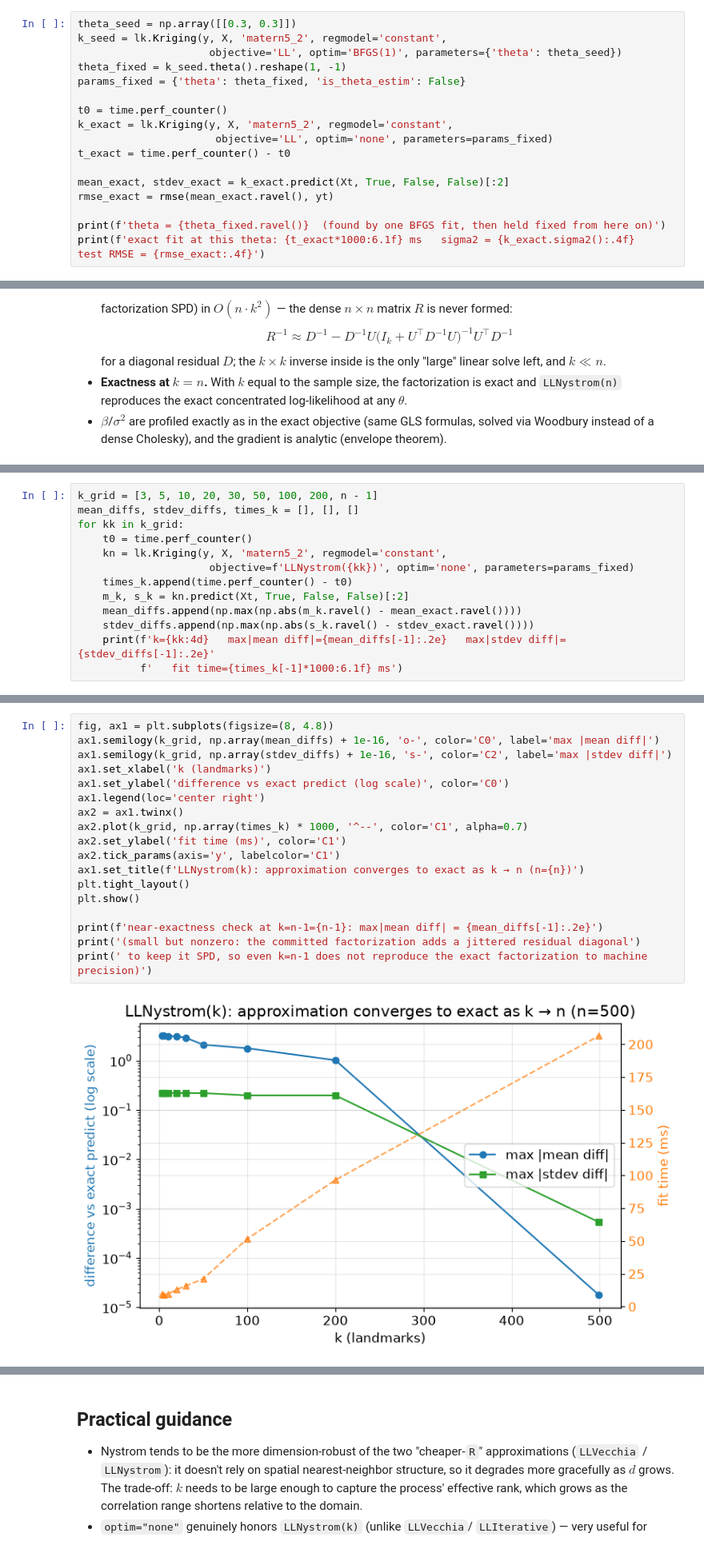
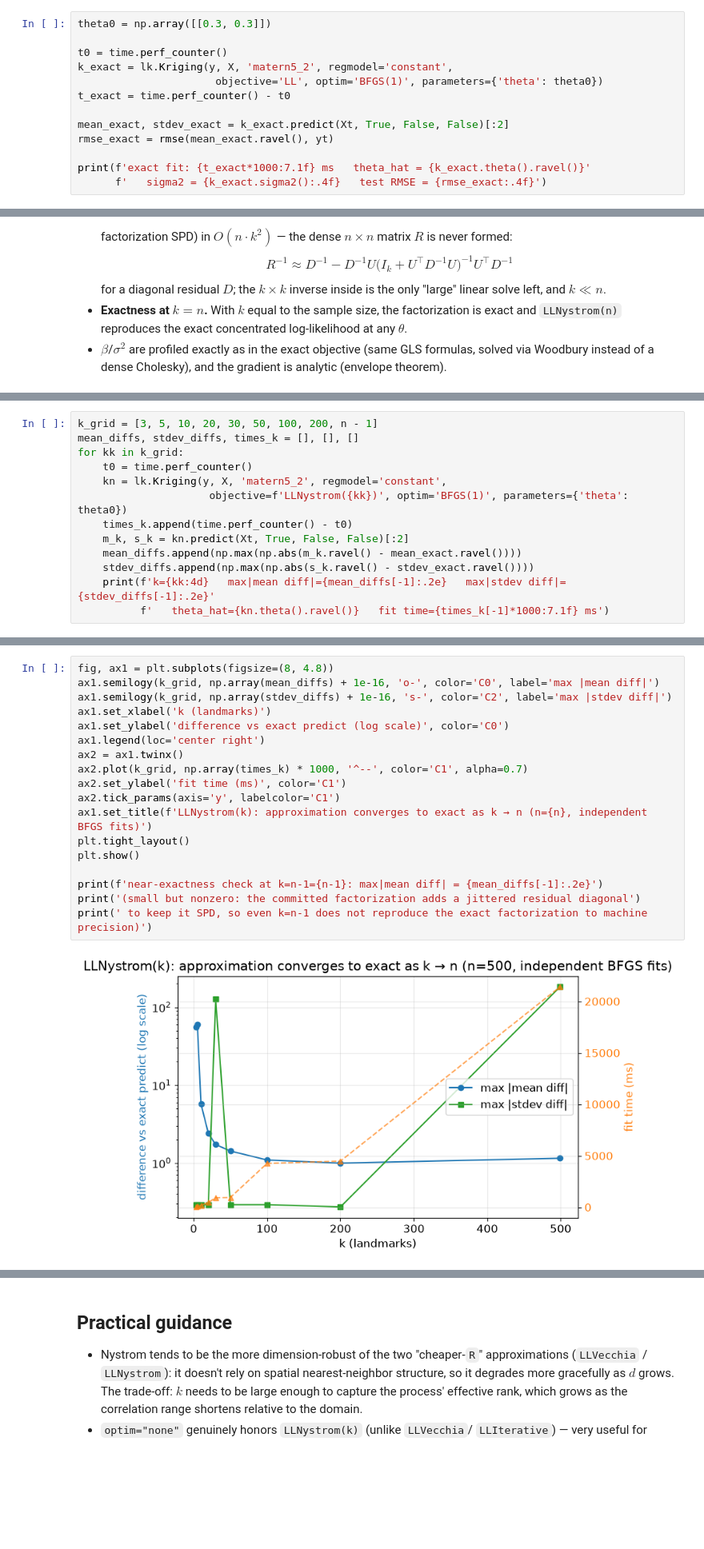
Before and after one commit to libKriging/libKriging, a Jupyter notebook: docs/math/llnystrom_vs_cholesky.ipynb, the cells around one changed output, grey strips where cells are left out. Shown at 80% size. Saved outputs shown, nothing was run; the diff lists cells and outputs as text; blank space fills up the shorter version.

```diff
--- a/docs/math/llnystrom_vs_cholesky.ipynb
+++ b/docs/math/llnystrom_vs_cholesky.ipynb
@@ -103,18 +102,14 @@ with no BFGS randomness anywhere in the comparisons that follow.
 # %%
-theta_seed = np.array([[0.3, 0.3]])
-k_seed = lk.Kriging(y, X, 'matern5_2', regmodel='constant',
-                     objective='LL', optim='BFGS(1)', parameters={'theta': theta_seed})
-theta_fixed = k_seed.theta().reshape(1, -1)
-params_fixed = {'theta': theta_fixed, 'is_theta_estim': False}
+theta0 = np.array([[0.3, 0.3]])
 
 t0 = time.perf_counter()
 k_exact = lk.Kriging(y, X, 'matern5_2', regmodel='constant',
-                      objective='LL', optim='none', parameters=params_fixed)
+                      objective='LL', optim='BFGS(1)', parameters={'theta': theta0})
 t_exact = time.perf_counter() - t0
 
 mean_exact, stdev_exact = k_exact.predict(Xt, True, False, False)[:2]
 rmse_exact = rmse(mean_exact.ravel(), yt)
 
-print(f'theta = {theta_fixed.ravel()}  (found by one BFGS fit, then held fixed from here on)')
-print(f'exact fit at this theta: {t_exact*1000:6.1f} ms   sigma2 = {k_exact.sigma2():.4f}   test RMSE = {rmse_exact:.4f}')
+print(f'exact fit: {t_exact*1000:7.1f} ms   theta_hat = {k_exact.theta().ravel()}'
+      f'   sigma2 = {k_exact.sigma2():.4f}   test RMSE = {rmse_exact:.4f}')
 # %% [output]
@@ -183,11 +184,11 @@ mean_diffs, stdev_diffs, times_k = [], [], []
 for kk in k_grid:
     t0 = time.perf_counter()
     kn = lk.Kriging(y, X, 'matern5_2', regmodel='constant',
-                     objective=f'LLNystrom({kk})', optim='none', parameters=params_fixed)
+                     objective=f'LLNystrom({kk})', optim='BFGS(1)', parameters={'theta': theta0})
     times_k.append(time.perf_counter() - t0)
     m_k, s_k = kn.predict(Xt, True, False, False)[:2]
     mean_diffs.append(np.max(np.abs(m_k.ravel() - mean_exact.ravel())))
     stdev_diffs.append(np.max(np.abs(s_k.ravel() - stdev_exact.ravel())))
     print(f'k={kk:4d}   max|mean diff|={mean_diffs[-1]:.2e}   max|stdev diff|={stdev_diffs[-1]:.2e}'
-          f'   fit time={times_k[-1]*1000:6.1f} ms')
+          f'   theta_hat={kn.theta().ravel()}   fit time={times_k[-1]*1000:7.1f} ms')
 # %% [output]
@@ -203,20 +204,20 @@ k= 499   max|mean diff|=1.79e-05   max|stdev diff|=5.35e-04   fit time= 206.4 ms
 # %%
 fig, ax1 = plt.subplots(figsize=(8, 4.8))
 ax1.semilogy(k_grid, np.array(mean_diffs) + 1e-16, 'o-', color='C0', label='max |mean diff|')
 ax1.semilogy(k_grid, np.array(stdev_diffs) + 1e-16, 's-', color='C2', label='max |stdev diff|')
 ax1.set_xlabel('k (landmarks)')
 ax1.set_ylabel('difference vs exact predict (log scale)', color='C0')
 ax1.legend(loc='center right')
 ax2 = ax1.twinx()
 ax2.plot(k_grid, np.array(times_k) * 1000, '^--', color='C1', alpha=0.7)
 ax2.set_ylabel('fit time (ms)', color='C1')
 ax2.tick_params(axis='y', labelcolor='C1')
-ax1.set_title(f'LLNystrom(k): approximation converges to exact as k → n (n={n})')
+ax1.set_title(f'LLNystrom(k): approximation converges to exact as k → n (n={n}, independent BFGS fits)')
 plt.tight_layout()
 plt.show()
 
 print(f'near-exactness check at k=n-1={n-1}: max|mean diff| = {mean_diffs[-1]:.2e}')
 print('(small but nonzero: the committed factorization adds a jittered residual diagonal')
 print(' to keep it SPD, so even k=n-1 does not reproduce the exact factorization to machine precision)')
 # %% [output]
-[figure, old version]
+[figure, new version]
```
Also changed, not shown: parts of 11 cells of this notebook, 1 other file.
